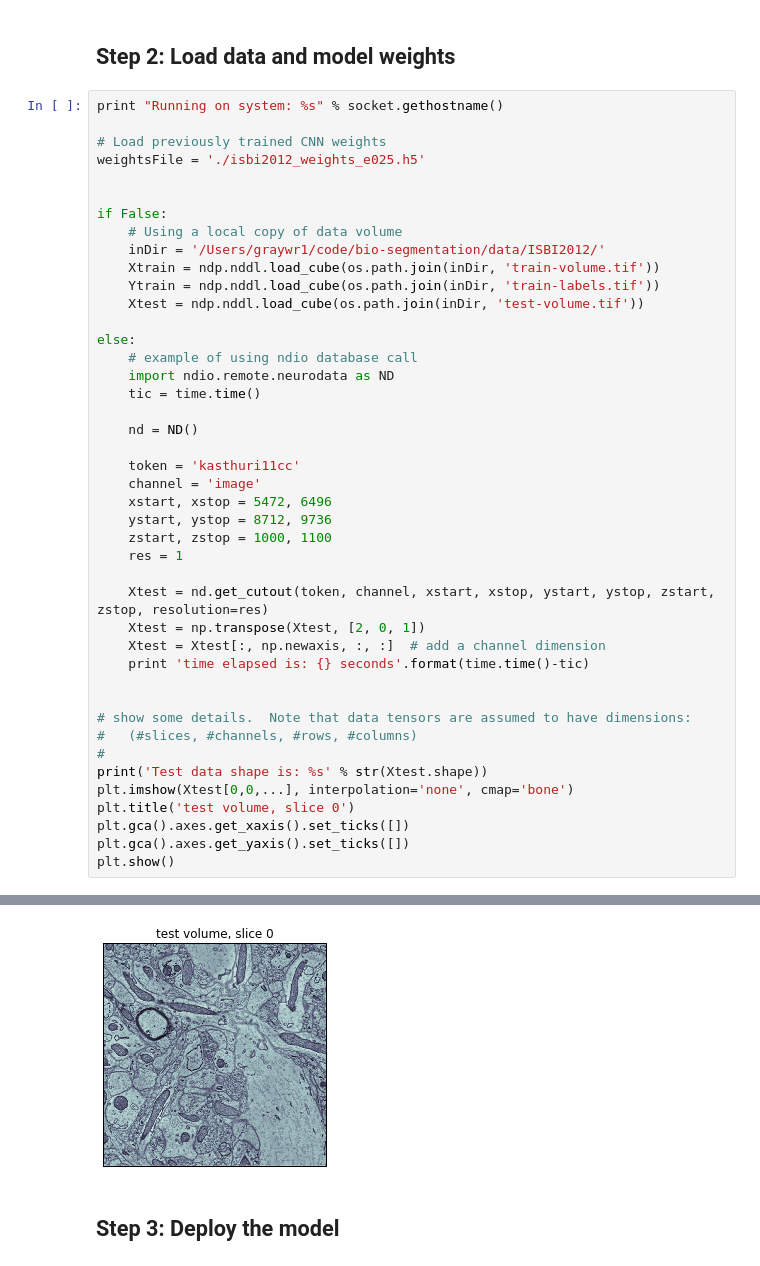
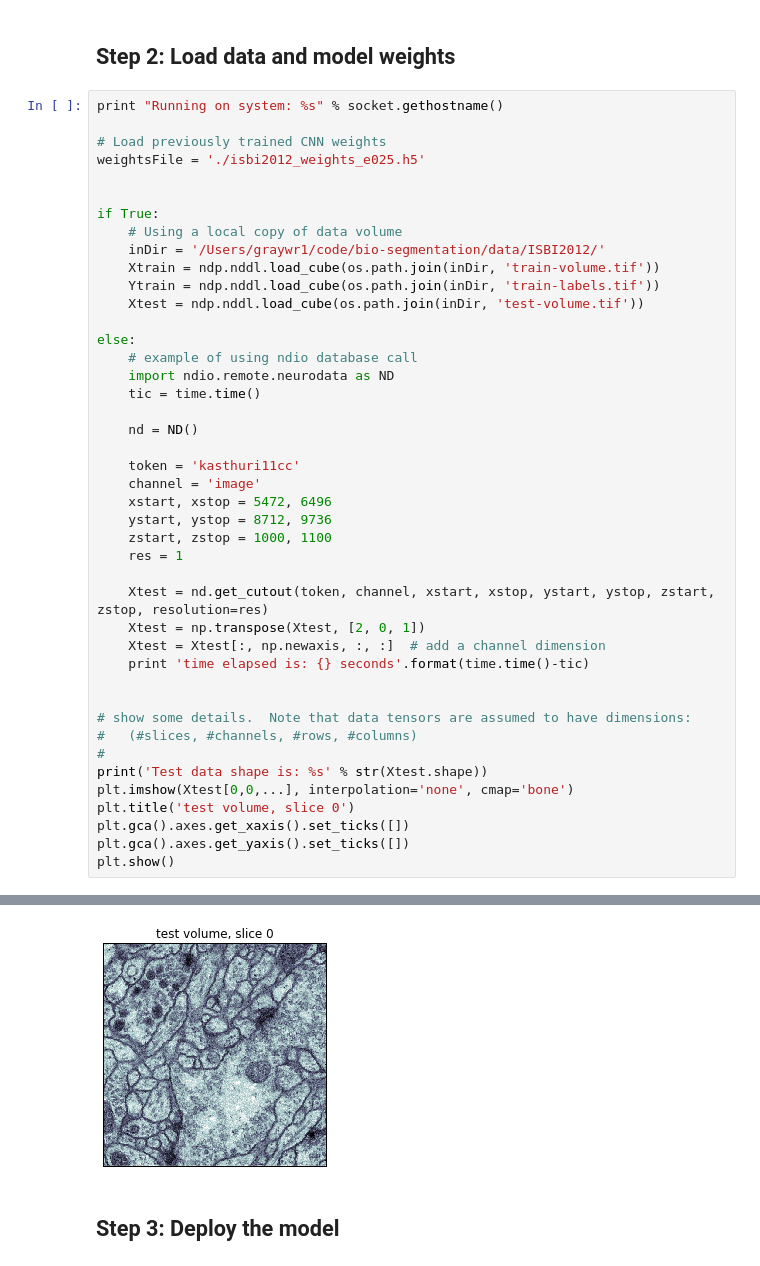
Before and after one commit to neurodata/ndparse, a Jupyter notebook: examples/isbi2012_deploy.ipynb, the cells around one changed output, grey strips where cells are left out. Saved outputs shown, nothing was run; the diff lists cells and outputs as text.

```diff
--- a/examples/isbi2012_deploy.ipynb
+++ b/examples/isbi2012_deploy.ipynb
@@ -36,7 +36,7 @@ print "Running on system: %s" % socket.gethostname()
 weightsFile = './isbi2012_weights_e025.h5'
 
 
-if False:
+if True:
     # Using a local copy of data volume
     inDir = '/Users/graywr1/code/bio-segmentation/data/ISBI2012/'
     Xtrain = ndp.nddl.load_cube(os.path.join(inDir, 'train-volume.tif'))
@@ -79,4 +78,4 @@ Test data shape is: (100, 1, 1024, 1024)
-[figure, old version]
+[figure, new version]
 # %% [markdown]
 ## Step 3: Deploy the model
 # %%
```
Also changed, not shown: parts of 4 cells of this notebook, 2 other files.
